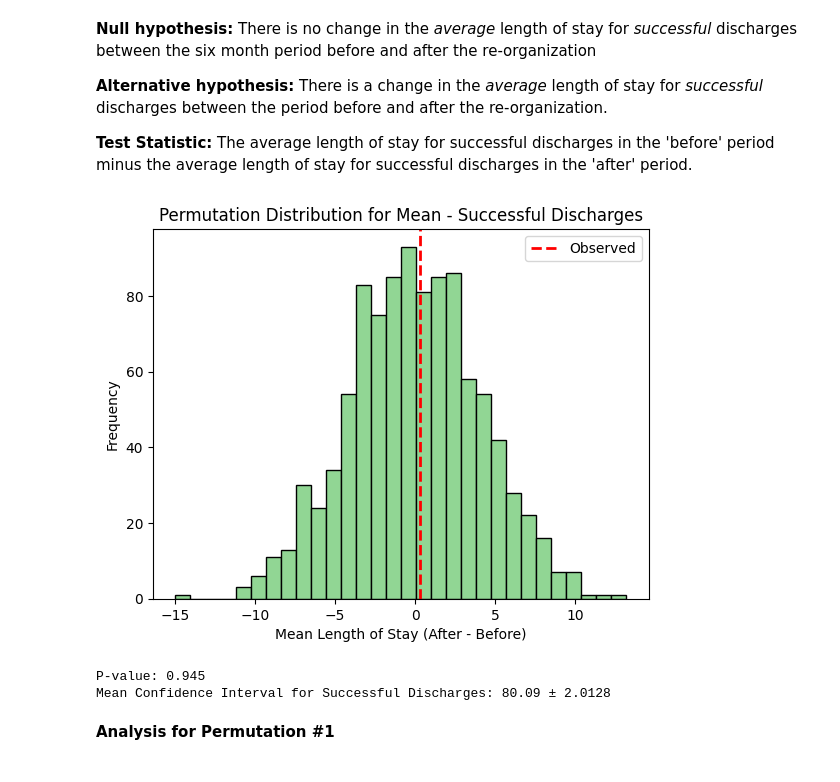
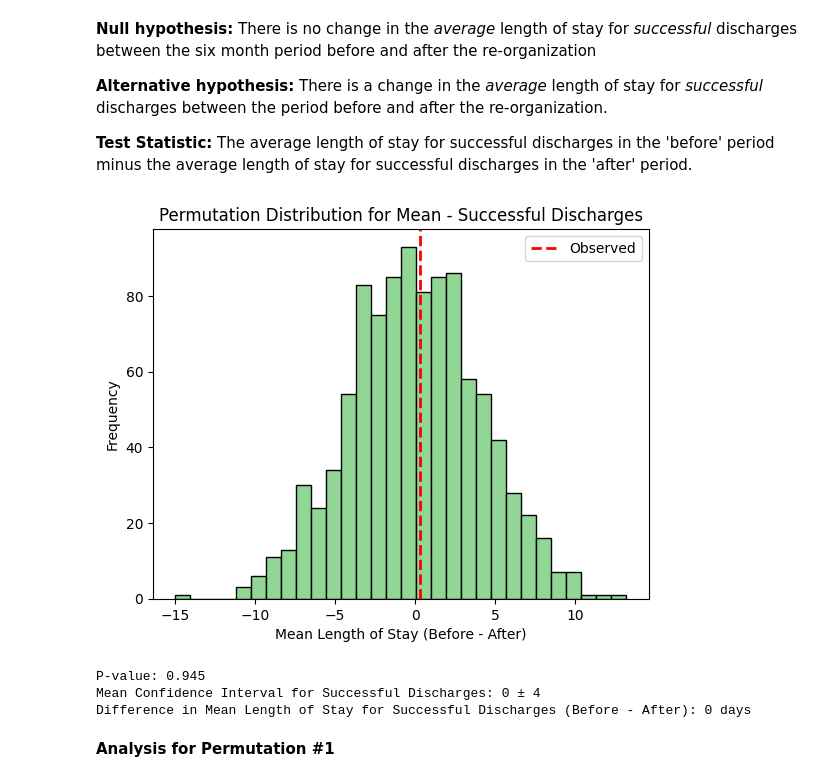
Before and after one commit to tessa-n05/Residential-SUD-Discharge-Analysis, a Jupyter notebook: Discharge_Hypothesis_project.ipynb, the cells around one changed output. Saved outputs shown, nothing was run; the diff lists cells and outputs as text; code cells hidden in the pictures.

```diff
--- a/Discharge_Hypothesis_project.ipynb
+++ b/Discharge_Hypothesis_project.ipynb
@@ -424,9 +450,6 @@ The difference in average length of stay for successful discharges between the t
 subject_period = los.groupby('Subject_ID')['Period'].first().reset_index()
 unique_subjects = subject_period['Subject_ID'].values
 original_periods = subject_period['Period'].values
-
-# Set random seed for reproducibility
-np.random.seed(42)
 
 #Number of permutations
 n_iterations = 1000
@@ -444,39 +467,46 @@ for i in range(n_iterations):
 
     # Calculate permuted means for successful discharges
     mean_before_perm = los_shuffled[
         (los_shuffled['Permuted_Period'] == 'before re-org') &
         (los_shuffled['Discharge_Cat'] == 'successful')
         ]['Length_of_Stay'].mean()
 
     mean_after_perm = los_shuffled[
         (los_shuffled['Permuted_Period'] == 'after re-org') &
         (los_shuffled['Discharge_Cat'] == 'successful')
         ]['Length_of_Stay'].mean()
 
     permuted_diffs1.append(mean_before_perm - mean_after_perm)
 
 
 #plot results
 plt.hist(permuted_diffs1, bins=30, edgecolor='black', color="#91D694")
 plt.axvline(success_mean_diff, color='red', linestyle='--', linewidth=2, label='Observed')
 plt.xlabel('Mean Length of Stay (Before - After)')
 plt.ylabel('Frequency')
 plt.title('Permutation Distribution for Mean - Successful Discharges')
 plt.legend()
 plt.show()
 
 # calculate p value for successful discharges
 mean_p_value_success = np.mean(np.abs(permuted_diffs1) >= np.abs(success_mean_diff))
 print(f"P-value: {mean_p_value_success:.3f}")
 
 #uncertainty calculation for successful mean length of stay
-success_los = los[los['Discharge_Cat'] == 'successful']['Length_of_Stay']
-success_mean_val, success_mean_uncertainty = calculate_mean_uncertainty(success_los)
-print(f"Mean Confidence Interval for Successful Discharges: {success_mean_val:.2f} ± {success_mean_uncertainty:.4f}")
+# Isolate the Length of Stay data for unsuccessful discharges in both periods
+after_successful = los[(los['Period'] == 'after re-org') & (los['Discharge_Cat'] == 'successful')]['Length_of_Stay']
+before_successful = los[(los['Period'] == 'before re-org') & (los['Discharge_Cat'] == 'successful')]['Length_of_Stay']
+
+# Call the function (After - Before)
+success_sample_mean_diff, success_se_diff = calculate_mean_diff_uncertainty(before_successful, after_successful)
+
+print(f"Mean Confidence Interval for Successful Discharges: {success_sample_mean_diff:.0f} ± {success_se_diff:.0f}")
+print(f"Difference in Mean Length of Stay for Successful Discharges (Before - After): {success_mean_diff:.0f} days")
 # %% [output]
-[figure, old version]
+[figure, new version]
 P-value: 0.945
-Mean Confidence Interval for Successful Discharges: 80.09 ± 2.0128
+Mean Confidence Interval for Successful Discharges: 0 ± 4
+Difference in Mean Length of Stay for Successful Discharges (Before - After): 0 days
 # %% [markdown]
 **Analysis for Permutation #1**
 # %% [markdown]
```
Also changed, not shown: parts of 7 cells of this notebook, 1 other file.
